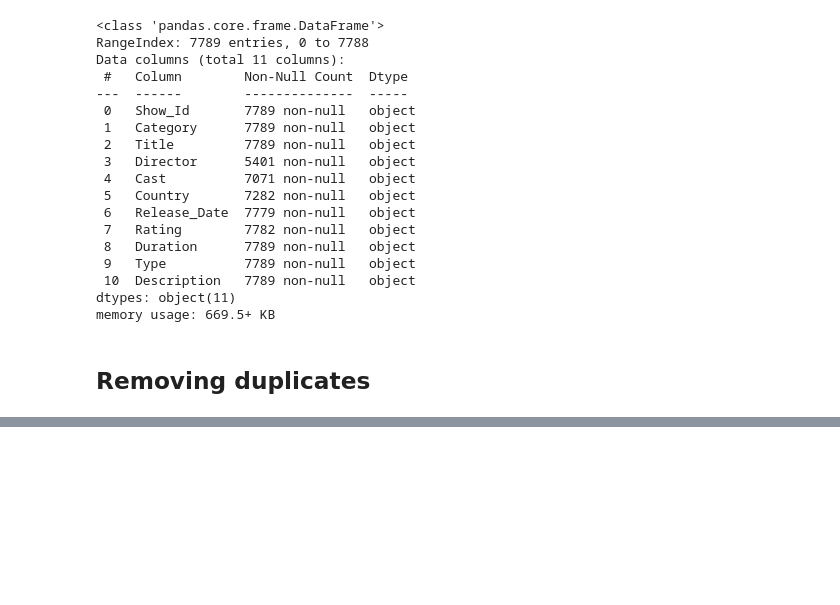
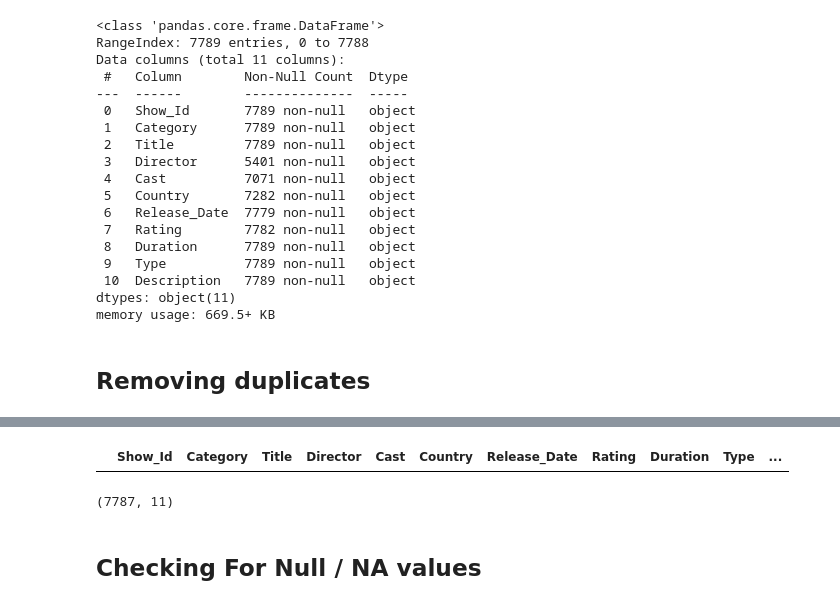
Before and after one commit to Hamza-Tahirr/EDA-On-Netflix-Data, a Jupyter notebook: EDA On Netflix Data.ipynb, the cells around one changed output, grey strips where cells are left out. Cells and saved outputs as stored; diff of their text form; code cells hidden in the pictures; blank space fills up the shorter version.

```diff
--- a/EDA On Netflix Data.ipynb
+++ b/EDA On Netflix Data.ipynb
@@ -112,0 +105,12 @@ data.drop_duplicates(inplace = True )     # inplace =True is used for changes pe
+# %%
+# for checking the duplicates are removed we can check again
+data[data.duplicated()]
+# %% [output]
+|  | Show_Id | Category | Title | Director | Cast | Country | Release_Date | Rating | Duration | Type | ... |
+# %%
+#or we can check by
+data.shape
+# %% [output]
+(7787, 11)
+# %% [markdown]
+## Checking For Null / NA values
```
Also changed, not shown: parts of 16 cells of this notebook.
